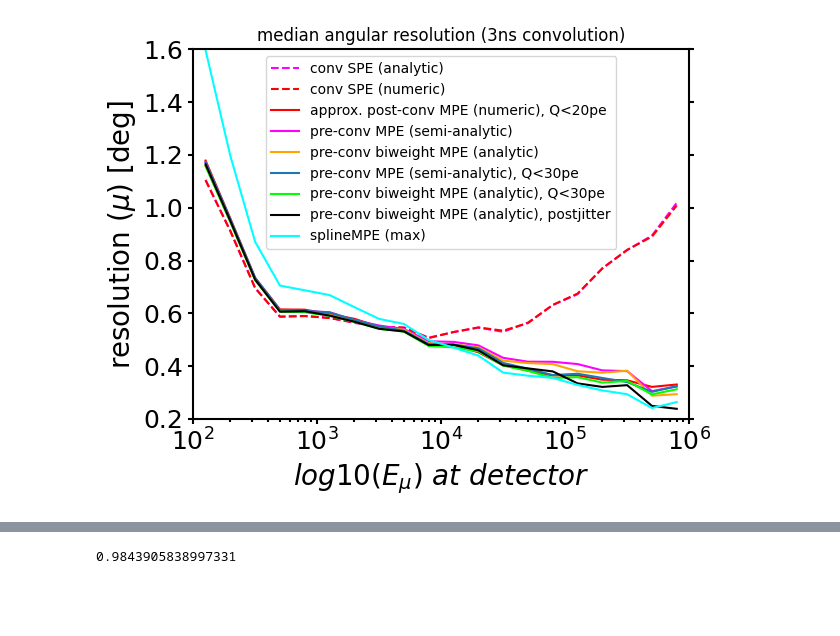
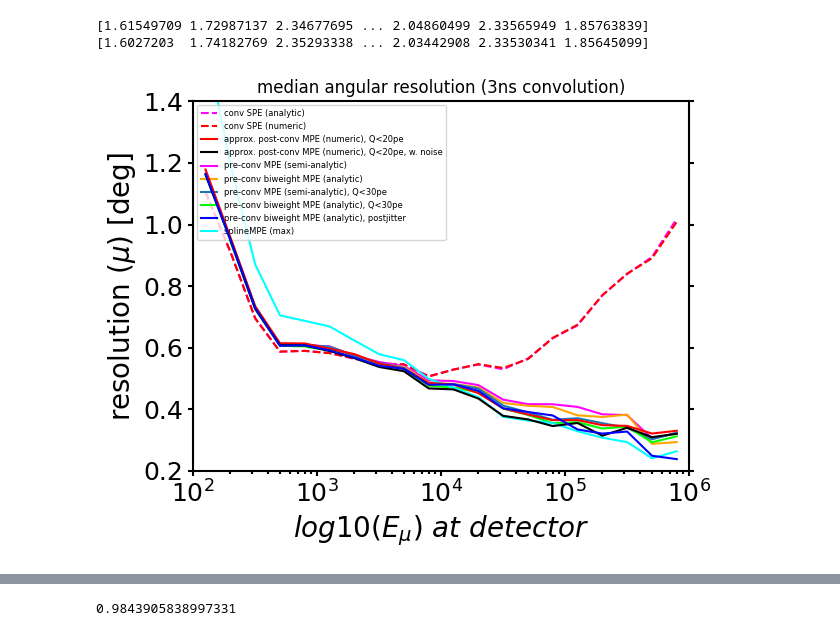
Before and after one commit to rishibbdb/TPN_DeV, a Jupyter notebook: dev/notebooks/resolution_summary3.ipynb, the cells around one changed output, grey strips where cells are left out. Cells and saved outputs as stored; diff of their text form; code cells hidden in the pictures; blank space fills up the shorter version.

Commit message:
some tests with noise

```diff
--- a/dev/notebooks/resolution_summary3.ipynb
+++ b/dev/notebooks/resolution_summary3.ipynb
@@ -13,6 +13,7 @@ bp = '/home/storage/hans/jax_reco_new/examples/compare_methods/'
 SPE_post_conv = np.load(bp+'reco_result_21217_21220_sigma_3.0_SPE_c_multi_gamma_spe_prob_v.npy')
 SPE_conv = np.load(bp+'reco_result_21217_21220_sigma_3.0_SPE_cgamma_c_multi_gamma_prob.npy')
 MPE_post_conv = np.load(bp+'reco_result_21217_21220_sigma_3.0_clipcharge20_c_multi_gamma_mpe_prob_midpoint_v.npy')
+MPE_post_conv_and_noise = np.load(bp+'reco_result_21217_21220_sigma_3.0_clipcharge20_c_multi_gamma_mpe_prob_midpoint_v_AND_noise.npy')
 MPE_pre_conv = np.load(bp+'reco_result_21217_21220_sigma_3.0_MPE_cgamma_c_multi_gamma_prob_and_sf.npy')
 MPE_pre_conv_clip = np.load(bp+'reco_result_21217_21220_sigma_3.0_MPE_clipcharge_30_cgamma_c_multi_gamma_prob_and_sf.npy')
 MPE_pre_conv_biweight = np.load(bp+'reco_result_21217_21220_sigma_3.0_MPE_c_multi_gamma_biweight_mpe_logprob.npy')
@@ -75,34 +76,47 @@ def get_resolution(results):
 r_SPE_conv, r_smpe, xvals = get_resolution(SPE_conv)
 r_SPE_post_conv, r_smpe, xvals = get_resolution(SPE_post_conv)
 r_MPE_post_conv, r_smpe, xvals = get_resolution(MPE_post_conv)
+r_MPE_post_conv_and_noise, r_smpe, xvals = get_resolution(MPE_post_conv_and_noise)
 r_MPE_pre_conv, r_smpe, xvals = get_resolution(MPE_pre_conv)
 r_MPE_pre_conv_clip, r_smpe, xvals = get_resolution(MPE_pre_conv_clip)
 r_MPE_pre_conv_biweight, r_smpe, xvals = get_resolution(MPE_pre_conv_biweight)
 r_MPE_pre_conv_biweight_clip, r_smpe, xvals = get_resolution(MPE_pre_conv_biweight_clip)
 r_MPE_pre_conv_biweight_postjitter, r_smpe, xvals = get_resolution(MPE_pre_conv_biweight_postjitter)
+# %%
+print(MPE_post_conv_and_noise[:, 14]/20)
+print(MPE_post_conv_and_noise[:, 2])
+# %% [output]
+[1.61549709 1.72987137 2.34677695 ... 2.04860499 2.33565949 1.85763839]
+[1.6027203  1.74182769 2.35293338 ... 2.03442908 2.33530341 1.85645099]
 # %%
 fig, ax = plt.subplots()
 plot_args = {'xlabel':'$log10(E_{\\mu})\,\,at\,\,detector$',
                  'ylabel':'resolution ($\mu$) [deg]',
                  'xlim':[10**2.0, 10**6.0],
                  'ylim':[0.2, 1.2]}
 
 ax.plot(10**xvals, r_SPE_conv[1], color='magenta', label='conv SPE (analytic)', linestyle='dashed')
 ax.plot(10**xvals, r_SPE_post_conv[1], color='red', label='conv SPE (numeric)', linestyle='dashed')
-ax.plot(10**xvals, r_MPE_post_conv[1], color='red', label='approx. post-conv MPE (numeric), Q<20pe', linestyle='solid')
+ax.plot(10**xvals, r_MPE_post_conv[1], color='red', label='approx. post-conv MPE (numeric), Q<20pe', linestyle='solid', zorder=15)
+ax.plot(10**xvals, r_MPE_post_conv_and_noise[1], color='black', label='approx. post-conv MPE (numeric), Q<20pe, w. noise', linestyle='solid', zorder=15)
+#ax.plot(10**xvals, r_MPE_post_conv[2], color='red', linestyle='dotted', zorder=15)
 ax.plot(10**xvals, r_MPE_pre_conv[1], color='magenta', label='pre-conv MPE (semi-analytic)', linestyle='solid')
 ax.plot(10**xvals, r_MPE_pre_conv_biweight[1], color='orange', label='pre-conv biweight MPE (analytic)', linestyle='solid')
 ax.plot(10**xvals, r_MPE_pre_conv_clip[1], color='tab:blue', label='pre-conv MPE (semi-analytic), Q<30pe', linestyle='solid')
 ax.plot(10**xvals, r_MPE_pre_conv_biweight_clip[1], color='lime', label='pre-conv biweight MPE (analytic), Q<30pe', linestyle='solid')
-ax.plot(10**xvals, r_MPE_pre_conv_biweight_postjitter[1], color='black', label='pre-conv biweight MPE (analytic), postjitter', linestyle='solid')
+ax.plot(10**xvals, r_MPE_pre_conv_biweight_postjitter[1], color='blue', label='pre-conv biweight MPE (analytic), postjitter',
+        linestyle='solid', zorder=16)
+#ax.plot(10**xvals, r_MPE_pre_conv_biweight_postjitter[2], color='black', zorder=16, linestyle='dotted')
 ax.plot(10**xvals, r_smpe[1], color='cyan', label='splineMPE (max)')
+#ax.plot(10**xvals, r_smpe[2], color='cyan', linestyle='dotted')
 adjust_plot_1d(fig, ax, plot_args=plot_args)
 plt.xscale('log')
 plt.title('median angular resolution (3ns convolution)')
-ax.set_yticks([0.2*i for i in range(9)][1:])
+ax.set_yticks([0.2*i for i in range(9)][1:-1])
+plt.legend(fontsize=6, loc='upper left')
 plt.show()
 # %% [output]
-[figure, old version]
+[figure, new version]
 # %%
 def get_hist(results, emin, emax):
     gcd, gcd_smpe, muon_energy = get_gcd(results)
```
Also changed, not shown: parts of 17 cells of this notebook, 6 other files.
